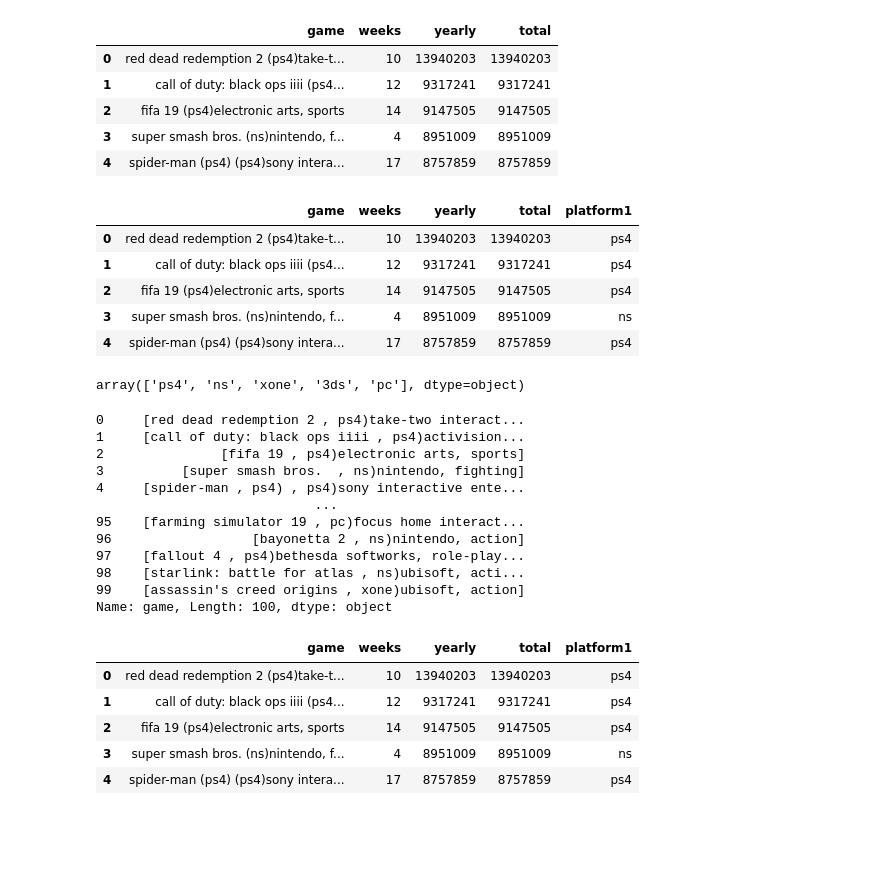
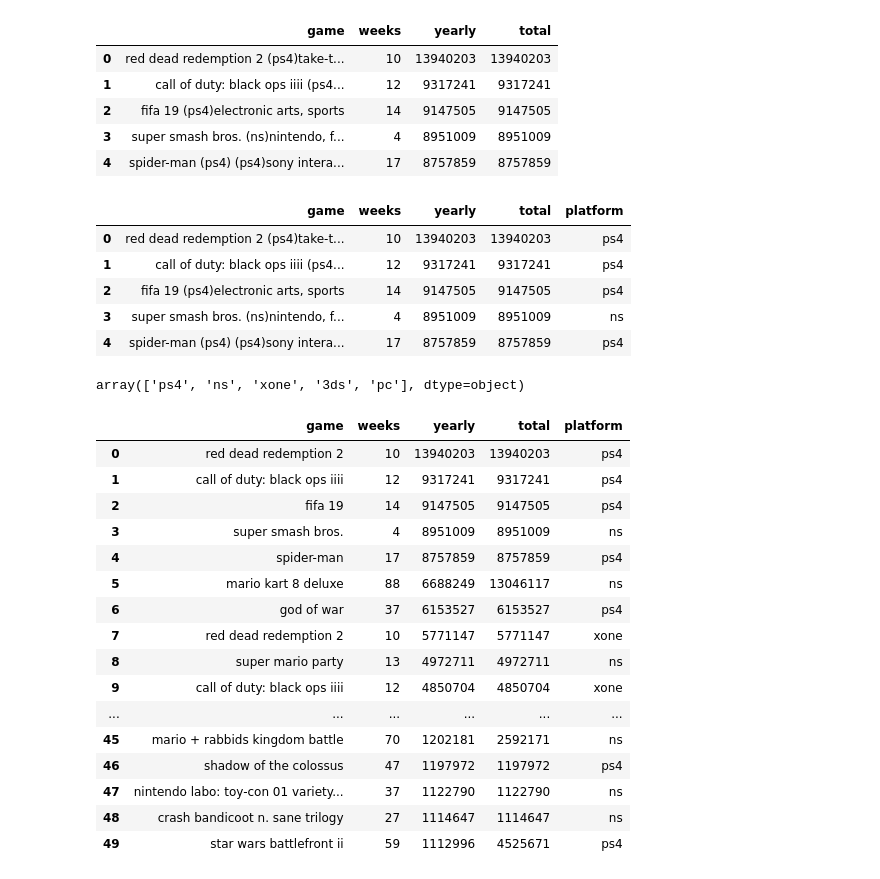
Before and after one commit to JoaquinLou/Streaming_game_influence, a Jupyter notebook: TFM limpio.ipynb, the cells around one changed output. Drawn from its saved outputs; the diff is of its cells as text; code cells hidden in the pictures; blank space fills up the shorter version.

```diff
--- a/TFM limpio.ipynb
+++ b/TFM limpio.ipynb
@@ -214,10 +245,10 @@ sales_2018.head()
 | 3 | super smash bros. (ns)nintendo, f... | 4 | 8951009 | 8951009 |
 | 4 | spider-man (ps4) (ps4)sony intera... | 17 | 8757859 | 8757859 |
 # %%
-sales_2018['platform1'] = sales_2018['game'].apply(lambda st: st[st.find("(")+1:st.find(")")])
+sales_2018['platform'] = sales_2018['game'].apply(lambda st: st[st.find("(")+1:st.find(")")])
 sales_2018.head()
 # %% [output]
-|  | game | weeks | yearly | total | platform1 |
+|  | game | weeks | yearly | total | platform |
 | 0 | red dead redemption 2 (ps4)take-t... | 10 | 13940203 | 13940203 | ps4 |
 | 1 | call of duty: black ops iiii (ps4... | 12 | 9317241 | 9317241 | ps4 |
 | 2 | fifa 19 (ps4)electronic arts, sports | 14 | 9147505 | 9147505 | ps4 |
@@ -229,26 +260,24 @@ sales_2018.platform1.unique()
 array(['ps4', 'ns', 'xone', '3ds', 'pc'], dtype=object)
 # %%
 # eliminar el texto después del paréntesis para dejar le nombre del juego limpio
-sales_2018['game'].str.split('(')
+sales_2018['game'] = sales_2018['game'].str.split('(').str.get(0)
-# %% [output]
-0     [red dead redemption 2 , ps4)take-two interact...
-1     [call of duty: black ops iiii , ps4)activision...
-2               [fifa 19 , ps4)electronic arts, sports]
-3          [super smash bros.  , ns)nintendo, fighting]
-4     [spider-man , ps4) , ps4)sony interactive ente...
-                            ...
-95    [farming simulator 19 , pc)focus home interact...
-96                  [bayonetta 2 , ns)nintendo, action]
-97    [fallout 4 , ps4)bethesda softworks, role-play...
-98    [starlink: battle for atlas , ns)ubisoft, acti...
-99    [assassin's creed origins , xone)ubisoft, action]
-Name: game, Length: 100, dtype: object
 # %%
-sales_2018.head()
+sales_2018.head(50)
 # %% [output]
-|  | game | weeks | yearly | total | platform1 |
-| 0 | red dead redemption 2 (ps4)take-t... | 10 | 13940203 | 13940203 | ps4 |
-| 1 | call of duty: black ops iiii (ps4... | 12 | 9317241 | 9317241 | ps4 |
-| 2 | fifa 19 (ps4)electronic arts, sports | 14 | 9147505 | 9147505 | ps4 |
-| 3 | super smash bros. (ns)nintendo, f... | 4 | 8951009 | 8951009 | ns |
-| 4 | spider-man (ps4) (ps4)sony intera... | 17 | 8757859 | 8757859 | ps4 |
+|  | game | weeks | yearly | total | platform |
+| 0 | red dead redemption 2 | 10 | 13940203 | 13940203 | ps4 |
+| 1 | call of duty: black ops iiii | 12 | 9317241 | 9317241 | ps4 |
+| 2 | fifa 19 | 14 | 9147505 | 9147505 | ps4 |
+| 3 | super smash bros. | 4 | 8951009 | 8951009 | ns |
+| 4 | spider-man | 17 | 8757859 | 8757859 | ps4 |
+| 5 | mario kart 8 deluxe | 88 | 6688249 | 13046117 | ns |
+| 6 | god of war | 37 | 6153527 | 6153527 | ps4 |
+| 7 | red dead redemption 2 | 10 | 5771147 | 5771147 | xone |
+| 8 | super mario party | 13 | 4972711 | 4972711 | ns |
+| 9 | call of duty: black ops iiii | 12 | 4850704 | 4850704 | xone |
+| ... | ... | ... | ... | ... | ... |
+| 45 | mario + rabbids kingdom battle | 70 | 1202181 | 2592171 | ns |
+| 46 | shadow of the colossus | 47 | 1197972 | 1197972 | ps4 |
+| 47 | nintendo labo: toy-con 01 variety... | 37 | 1122790 | 1122790 | ns |
+| 48 | crash bandicoot n. sane trilogy | 27 | 1114647 | 1114647 | ns |
+| 49 | star wars battlefront ii | 59 | 1112996 | 4525671 | ps4 |
```
Also changed, not shown: parts of 15 cells of this notebook.
